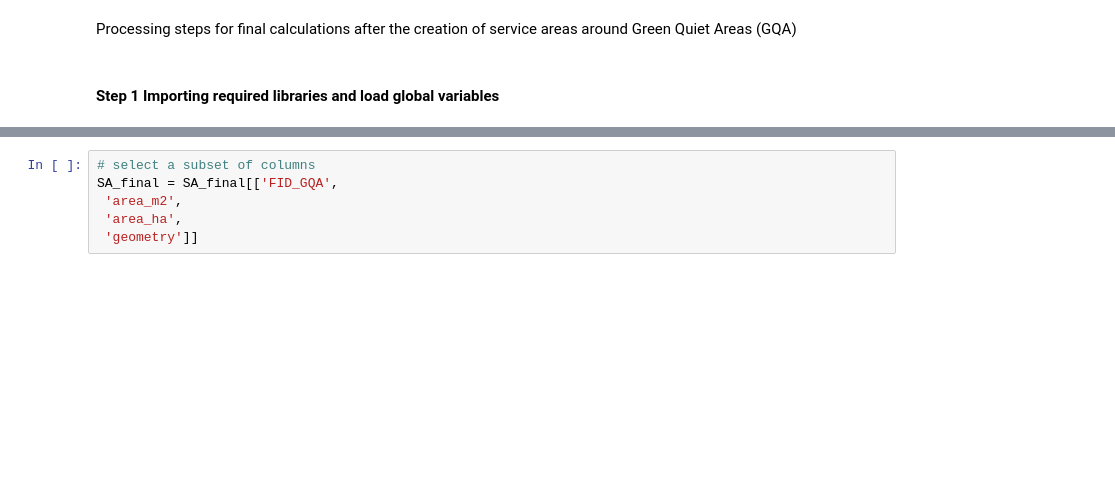
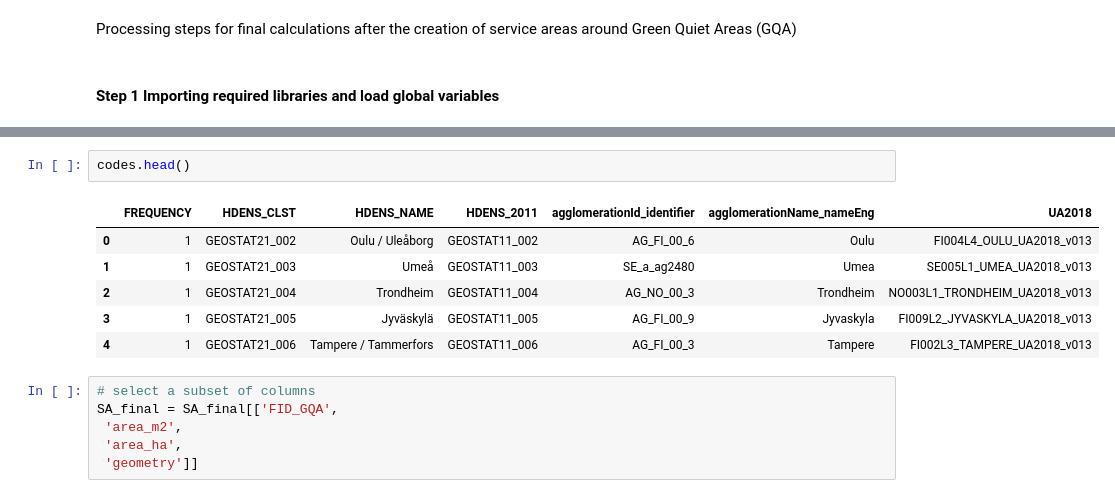
Before and after one commit to ubachr/GQA, a Jupyter notebook: dev/03_Postprocessing_SA_Calc_stats_August.ipynb, the cells around one changed output, grey strips where cells are left out. Cells and saved outputs as stored; diff of their text form; blank space fills up the shorter version.

```diff
--- a/dev/03_Postprocessing_SA_Calc_stats_August.ipynb
+++ b/dev/03_Postprocessing_SA_Calc_stats_August.ipynb
@@ -72,3 +292,12 @@ for sa_name in SA_ls[:1]:
+# %%
+codes.head()
+# %% [output]
+|  | FREQUENCY | HDENS_CLST | HDENS_NAME | HDENS_2011 | agglomerationId_identifier | agglomerationName_nameEng | UA2018 |
+| 0 | 1 | GEOSTAT21_002 | Oulu / Uleåborg | GEOSTAT11_002 | AG_FI_00_6 | Oulu | FI004L4_OULU_UA2018_v013 |
+| 1 | 1 | GEOSTAT21_003 | Umeå | GEOSTAT11_003 | SE_a_ag2480 | Umea | SE005L1_UMEA_UA2018_v013 |
+| 2 | 1 | GEOSTAT21_004 | Trondheim | GEOSTAT11_004 | AG_NO_00_3 | Trondheim | NO003L1_TRONDHEIM_UA2018_v013 |
+| 3 | 1 | GEOSTAT21_005 | Jyväskylä | GEOSTAT11_005 | AG_FI_00_9 | Jyvaskyla | FI009L2_JYVASKYLA_UA2018_v013 |
+| 4 | 1 | GEOSTAT21_006 | Tampere / Tammerfors | GEOSTAT11_006 | AG_FI_00_3 | Tampere | FI002L3_TAMPERE_UA2018_v013 |
 # %%
 # select a subset of columns
 SA_final = SA_final[['FID_GQA',
```
Also changed, not shown: parts of 16 cells of this notebook, 4 other files.
